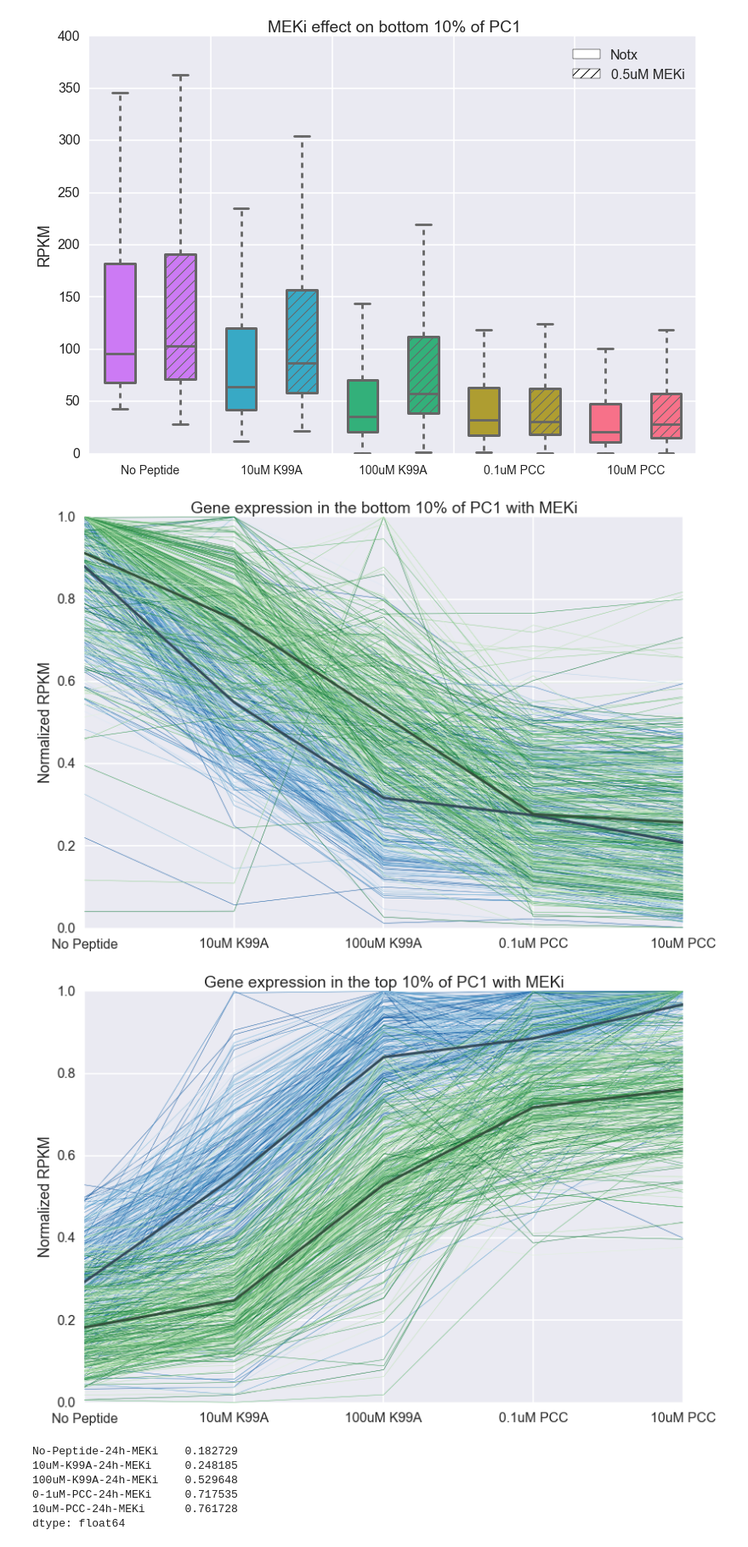
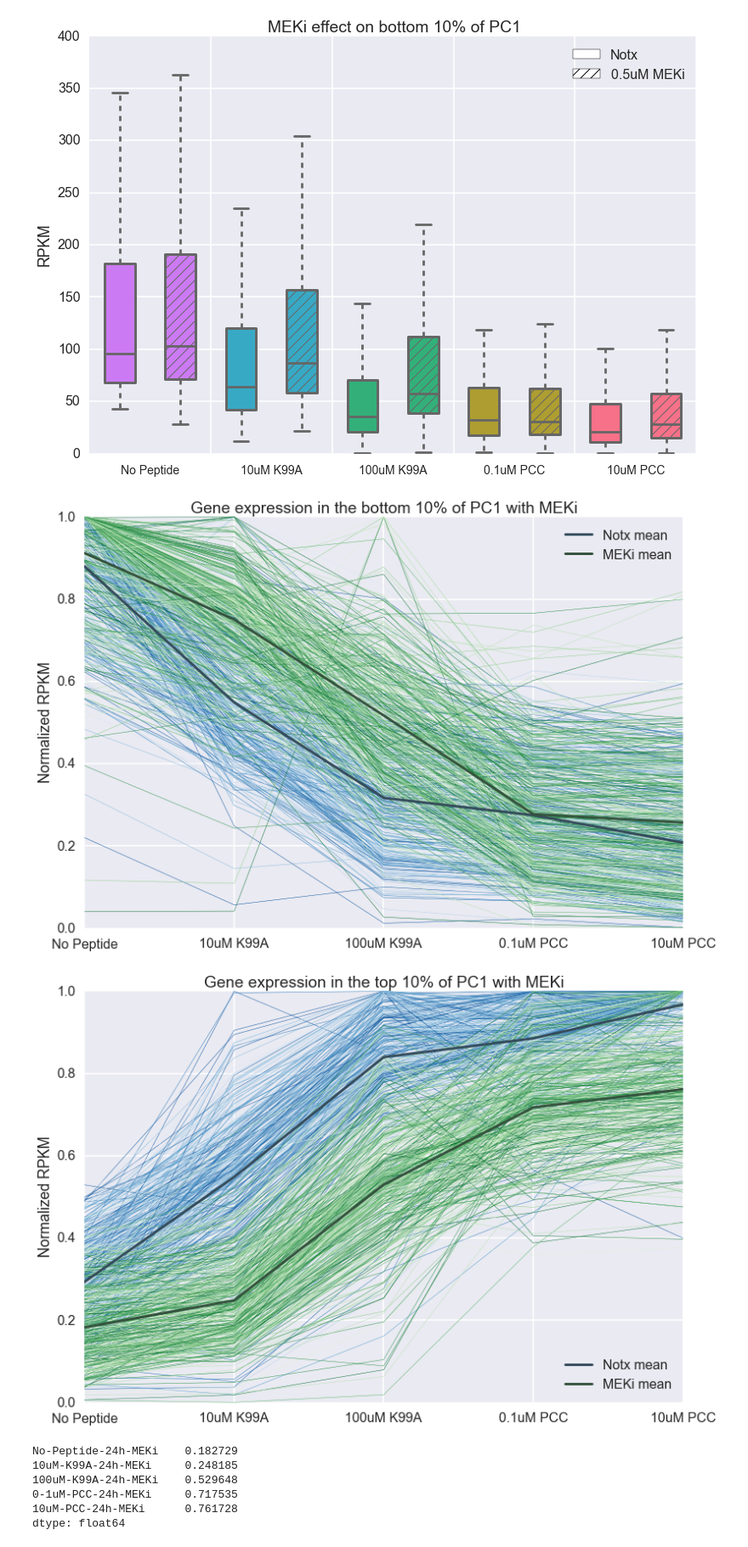
Before and after one commit to karmel/and-tcr-affinity, a Jupyter notebook: andtcr/rna/unsupervised/meki_effect_activation_signature.ipynb, the cells around one changed output. Shown at 85% size. Drawn from its saved outputs; the diff is of its cells as text; code cells hidden in the pictures.

Commit message:
Comparing top and bottom with MEKi treatment

```diff
--- a/andtcr/rna/unsupervised/meki_effect_activation_signature.ipynb
+++ b/andtcr/rna/unsupervised/meki_effect_activation_signature.ipynb
@@ -159,34 +159,36 @@ plt.savefig('figures/{}.png'.format(title.replace(' ','_')),
 # %%
 for j, segment in enumerate([bottom_rpkm, top_rpkm]):
     label = 'bottom'
     if j%2: label = 'top'
     normed = segment[cols].divide(segment.max(axis=1), axis=0)
     fig = plt.figure()
     ax = fig.add_subplot(1,1,1)
 
     blues = sns.color_palette('Blues')
     normed.T.plot(legend=False, linewidth=.5,
                   ax=ax, color=blues)
 
     greens = sns.color_palette('Greens')
     normed_meki = segment[meki_cols].divide(segment.max(axis=1), axis=0)
     normed_meki.T.plot(legend=False, linewidth=.5,
                        ax=ax, color=greens)
 
-    normed.mean().plot(legend=False, linewidth=3,
-                            ax=ax, color=sns.color_palette('Blues_d')[0])
-    normed_meki.mean().plot(legend=False, linewidth=3,
-                            ax=ax, color=sns.color_palette('Greens_d')[0])
+    normed.mean().plot(legend=True, linewidth=3,
+                            ax=ax, color=sns.color_palette('Blues_d')[0],
+                            label='Notx mean')
+    normed_meki.mean().plot(legend=True, linewidth=3,
+                            ax=ax, color=sns.color_palette('Greens_d')[0],
+                            label='MEKi mean')
 
     plt.xticks(range(0, len(labels)), labels)
     ax.set_ylabel('Normalized RPKM')
     title = 'Gene expression in the {} 10% of PC1 with MEKi'.format(label, i+1)
     ax.set_title(title)
     plt.savefig('figures/' + title.replace(' ', '_') + '.png',
         bbox_inches='tight')
 # %% [output]
-[figure, old version]
+[figure, new version]
-[figure, old version]
+[figure, new version]
 # %%
 normed_meki.mean()
 # %% [output]
```
Also changed, not shown: 5 other files.
